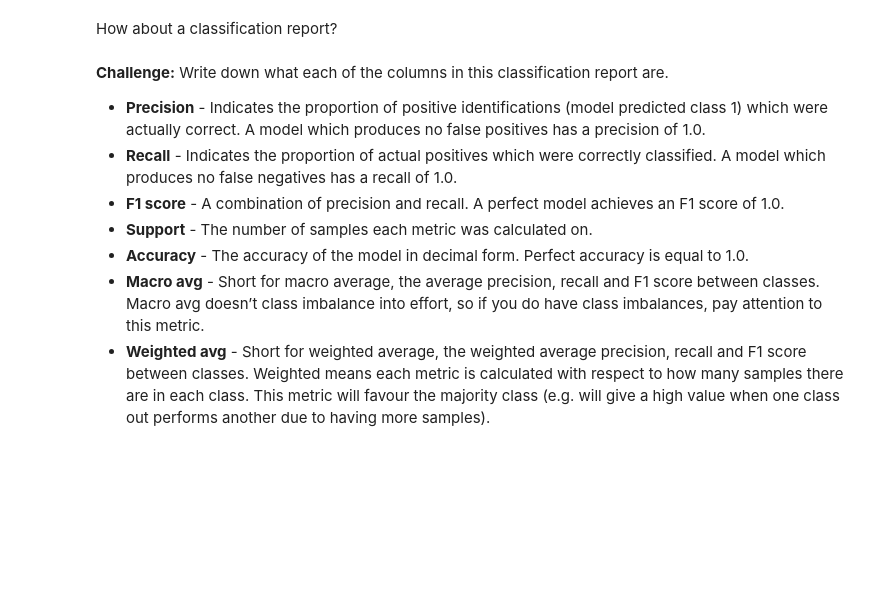
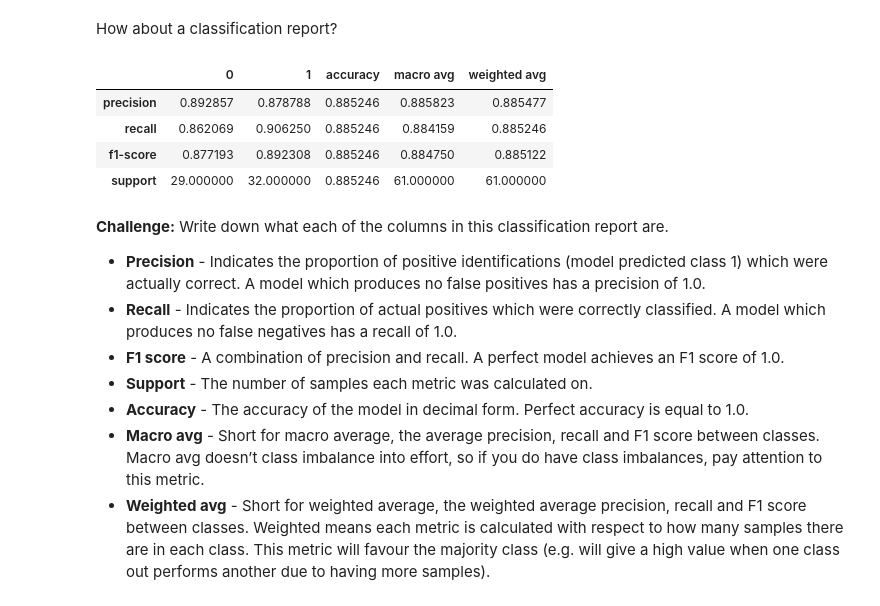
Before and after one commit to lnsayer/udemy_ml_course, a Jupyter notebook: scikit-learn-exercises.ipynb, the cells around one changed output. Drawn from its saved outputs; the diff is of its cells as text; code cells hidden in the pictures; blank space fills up the shorter version.

```diff
--- a/scikit-learn-exercises.ipynb
+++ b/scikit-learn-exercises.ipynb
@@ -455,7 +476,15 @@ You might want to search something like "how to plot a confusion matrix". Note:
 How about a classification report?
 # %%
 # Create a classification report using the classification_report function
-###
+classification_report_ = pd.DataFrame(classification_report(y_test, y_preds, output_dict=True))
+
+classification_report_
+# %% [output]
+|  | 0 | 1 | accuracy | macro avg | weighted avg |
+| precision | 0.892857 | 0.878788 | 0.885246 | 0.885823 | 0.885477 |
+| recall | 0.862069 | 0.906250 | 0.885246 | 0.884159 | 0.885246 |
+| f1-score | 0.877193 | 0.892308 | 0.885246 | 0.884750 | 0.885122 |
+| support | 29.000000 | 32.000000 | 0.885246 | 61.000000 | 61.000000 |
 # %% [markdown]
 **Challenge:** Write down what each of the columns in this classification report are.
 
```
Also changed, not shown: parts of 11 cells of this notebook.
